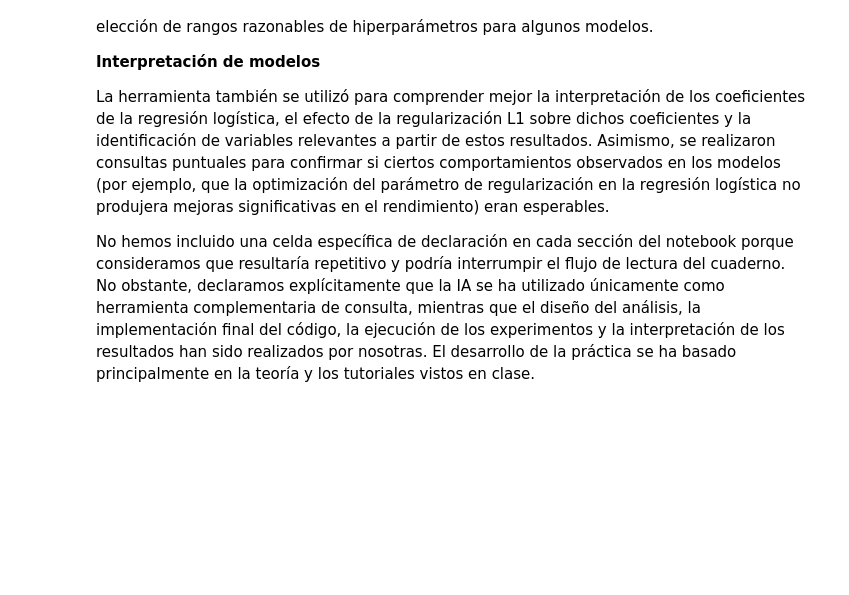
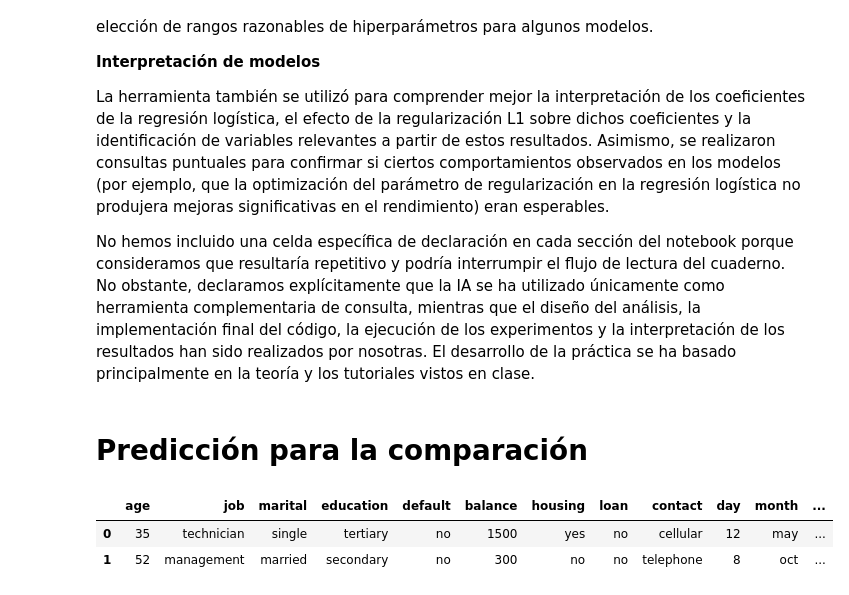
Before and after one commit to 100495785/Grupo17_Practica1, a Jupyter notebook: EDA_Practica1.ipynb, the cells around one changed output. Drawn from its saved outputs; the diff is of its cells as text; code cells hidden in the pictures; blank space fills up the shorter version.

Commit message:
prediccion para la comparacion

```diff
--- a/EDA_Practica1.ipynb
+++ b/EDA_Practica1.ipynb
@@ -2004,3 +2004,59 @@ La herramienta también se utilizó para comprender mejor la interpretación de
 
 
 No hemos incluido una celda específica de declaración en cada sección del notebook porque consideramos que resultaría repetitivo y podría interrumpir el flujo de lectura del cuaderno. No obstante, declaramos explícitamente que la IA se ha utilizado únicamente como herramienta complementaria de consulta, mientras que el diseño del análisis, la implementación final del código, la ejecución de los experimentos y la interpretación de los resultados han sido realizados por nosotras. El desarrollo de la práctica se ha basado principalmente en la teoría y los tutoriales vistos en clase.
+# %% [markdown]
+# Predicción para la comparación
+# %%
+import pandas as pd
+import numpy as np
+import joblib
+
+modelo_final = joblib.load("modelo_final.joblib")
+
+instancias_demo = pd.DataFrame([
+    {
+        "age": 35,
+        "job": "technician",
+        "marital": "single",
+        "education": "tertiary",
+        "default": "no",
+        "balance": 1500,
+        "housing": "yes",
+        "loan": "no",
+        "contact": "cellular",
+        "day": 12,
+        "month": "may",
+        "duration": 320,
+        "campaign": 2,
+        "pdays": np.nan,
+        "previous": 0,
+        "poutcome": "unknown",
+        "contacted_before": 0
+    },
+    {
+        "age": 52,
+        "job": "management",
+        "marital": "married",
+        "education": "secondary",
+        "default": "no",
+        "balance": 300,
+        "housing": "no",
+        "loan": "no",
+        "contact": "telephone",
+        "day": 8,
+        "month": "oct",
+        "duration": 120,
+        "campaign": 1,
+        "pdays": 15,
+        "previous": 2,
+        "poutcome": "success",
+        "contacted_before": 1
+    }
+])
+
+instancias_demo["prediccion"] = modelo_final.predict(instancias_demo)
+instancias_demo
+# %% [output]
+|  | age | job | marital | education | default | balance | housing | loan | contact | day | month | ... |
+| 0 | 35 | technician | single | tertiary | no | 1500 | yes | no | cellular | 12 | may | ... |
+| 1 | 52 | management | married | secondary | no | 300 | no | no | telephone | 8 | oct | ... |
```
Also changed, not shown: parts of 20 cells of this notebook, 2 other files.
